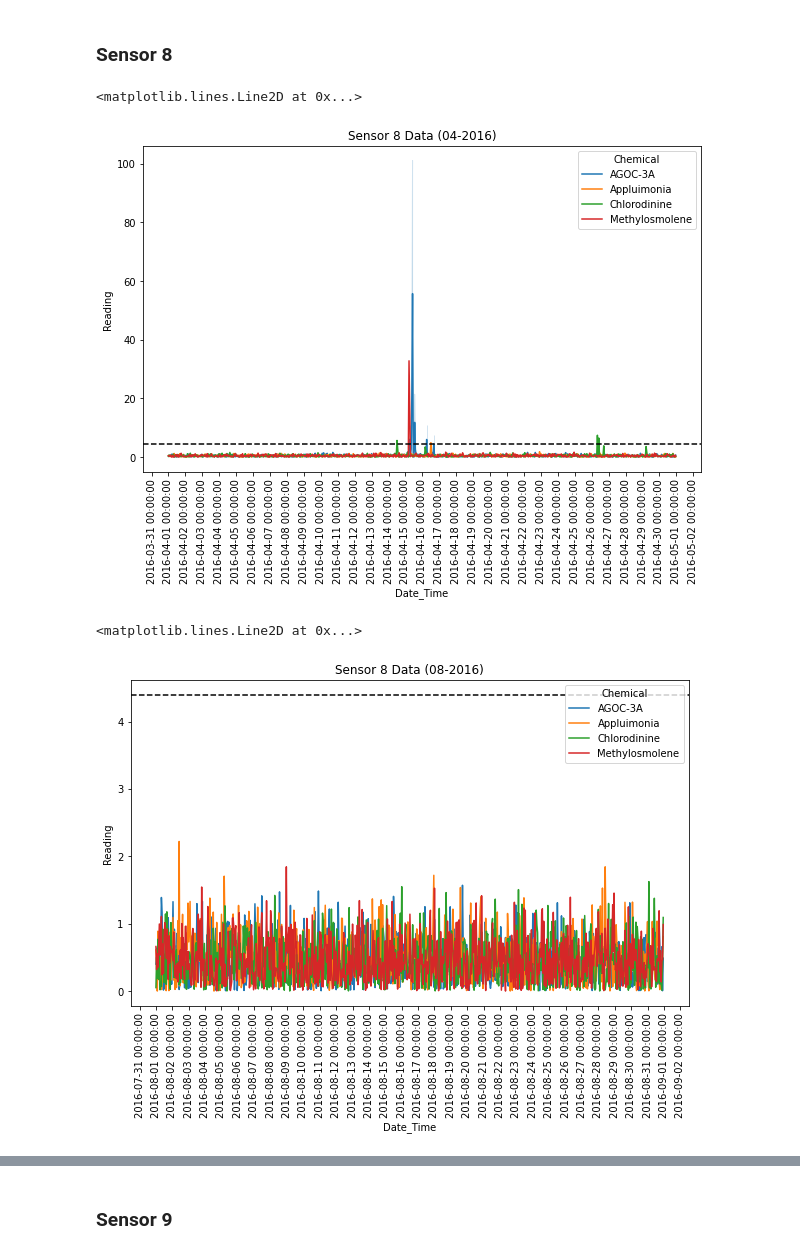
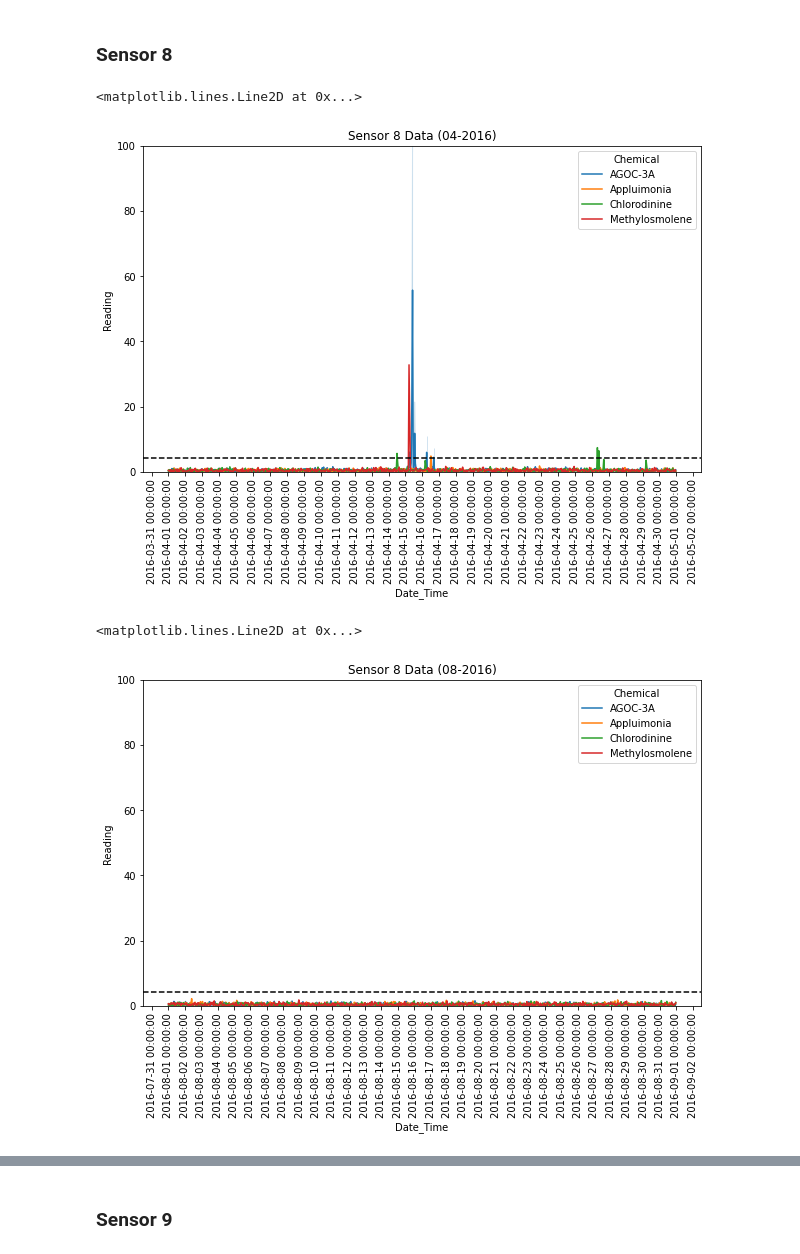
Before and after one commit to j-tice/capstone_final, a Jupyter notebook: EDA_and_Analysis/Megan_EDA_sensors_v2.ipynb, the cells around one changed output, grey strips where cells are left out. Drawn from its saved outputs; the diff is of its cells as text; code cells hidden in the pictures.

```diff
--- a/EDA_and_Analysis/Megan_EDA_sensors_v2.ipynb
+++ b/EDA_and_Analysis/Megan_EDA_sensors_v2.ipynb
@@ -585,22 +604,24 @@ plt.gca().xaxis.set_major_formatter(mdates.DateFormatter('%Y-%m-%d %H:%M:%S'))
 plt.xticks(rotation = 90)
 ax.xaxis.set_major_locator(mdates.DayLocator(interval=1))
 sns.lineplot(data = sensor_8_2016_04, x = 'Date_Time', y = 'Reading', hue = 'Chemical').set(title = "Sensor 8 Data (04-2016)")
+plt.ylim([0, 100])
 plt.axhline(y = cutoff_sensor8, color ="black", linestyle ="--")
 # %% [output]
 <matplotlib.lines.Line2D at 0x...>
-[figure, old version]
+[figure, new version]
 # %%
 # August
 
 fig, ax = plt.subplots(figsize=(10,6))
 plt.gca().xaxis.set_major_formatter(mdates.DateFormatter('%Y-%m-%d %H:%M:%S'))
 plt.xticks(rotation = 90)
 ax.xaxis.set_major_locator(mdates.DayLocator(interval=1))
 sns.lineplot(data = sensor_8_2016_08, x = 'Date_Time', y = 'Reading', hue = 'Chemical').set(title = "Sensor 8 Data (08-2016)")
+plt.ylim([0, 100])
 plt.axhline(y = cutoff_sensor8, color ="black", linestyle ="--")
 # %% [output]
 <matplotlib.lines.Line2D at 0x...>
-[figure, old version]
+[figure, new version]
 # %%
 # December
 
```
Also changed, not shown: parts of 49 cells of this notebook, 1 other file.
